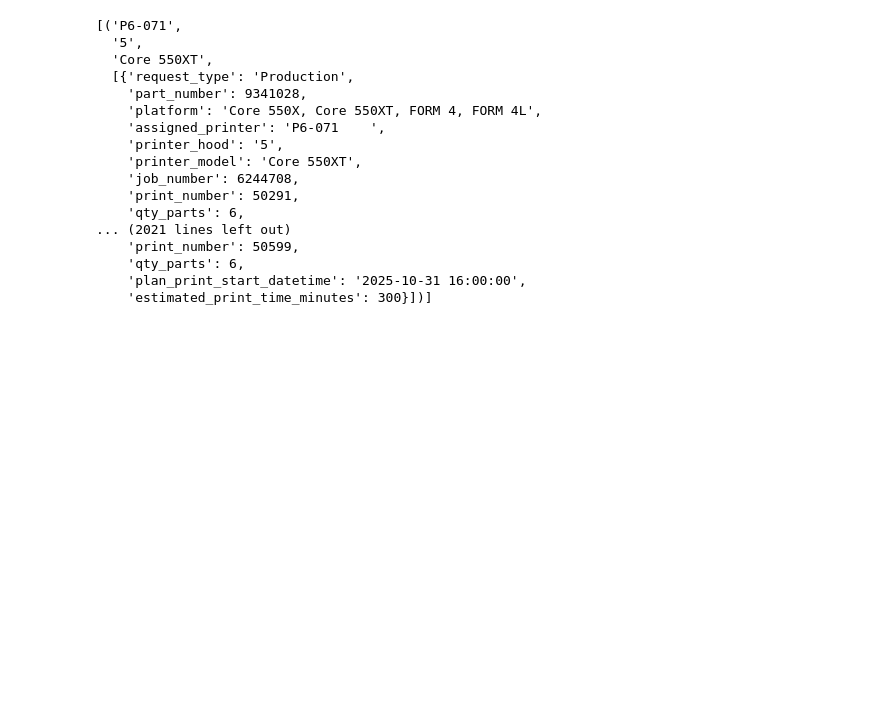
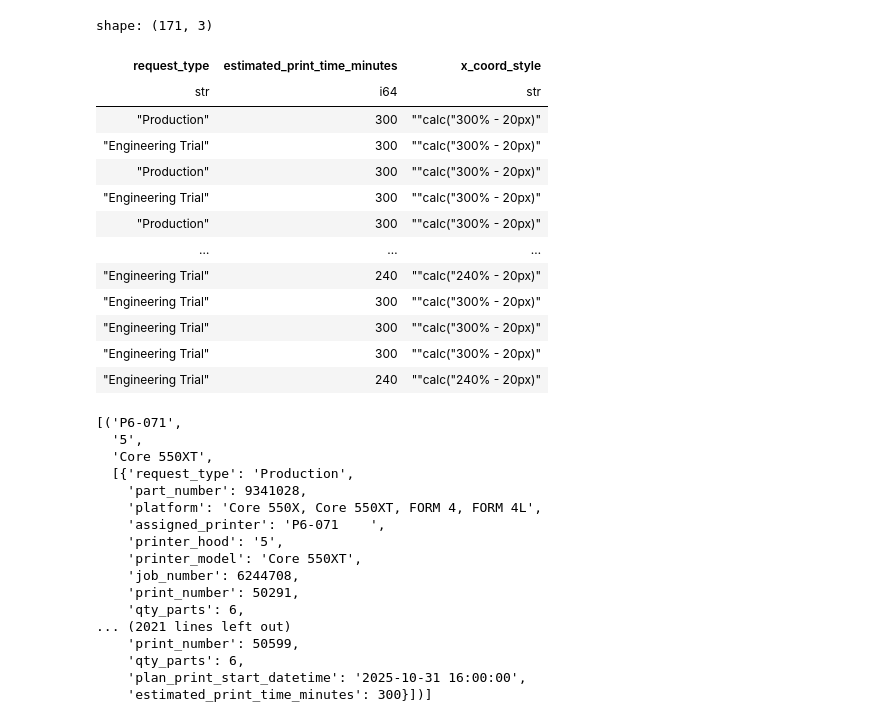
Before and after one commit to jackberrypassionfruit/htmx_mockup, a Jupyter notebook: play.ipynb, the cells around one changed output. Cells and saved outputs as stored; diff of their text form; code cells hidden in the pictures; blank space fills up the shorter version.

```diff
--- a/play.ipynb
+++ b/play.ipynb
@@ -34,22 +34,45 @@ today_prints = pl.read_csv(in_file_path, separator=",")
 # %%
 today_prints_clean = (
     today_prints
     .filter(pl.col('scrapped').str.starts_with('No'))
     .select(
         'request_type',
-        'part_number',
-        'platform',
-        'assigned_printer',
-        'printer_hood',
-        'printer_model',
-        'job_number',
-        'print_number',
-        'qty_parts',
-        'plan_print_start_datetime',
+        # 'part_number',
+        # 'platform',
+        # 'assigned_printer',
+        # 'printer_hood',
+        # 'printer_model',
+        # 'job_number',
+        # 'print_number',
+        # 'qty_parts',
+        # 'plan_print_start_datetime',
         'estimated_print_time_minutes',
         # 'scrapped'
-    )
+    ).with_columns(
+        pl.concat_str([
+            pl.lit('"calc("'),
+            pl.col('estimated_print_time_minutes'),
+            pl.lit("% - 20px)")
+        ], separator="").alias(
+        "x_coord_style"
+    ))
 )
+today_prints_clean
+# %% [output]
+shape: (171, 3)
+| request_type | estimated_print_time_minutes | x_coord_style |
+| str | i64 | str |
+| "Production" | 300 | ""calc("300% - 20px)" |
+| "Engineering Trial" | 300 | ""calc("300% - 20px)" |
+| "Production" | 300 | ""calc("300% - 20px)" |
+| "Engineering Trial" | 300 | ""calc("300% - 20px)" |
+| "Production" | 300 | ""calc("300% - 20px)" |
+| … | … | … |
+| "Engineering Trial" | 240 | ""calc("240% - 20px)" |
+| "Engineering Trial" | 300 | ""calc("300% - 20px)" |
+| "Engineering Trial" | 300 | ""calc("300% - 20px)" |
+| "Engineering Trial" | 300 | ""calc("300% - 20px)" |
+| "Engineering Trial" | 240 | ""calc("240% - 20px)" |
 # %%
 prints_by_printer = [
     (
```
Also changed, not shown: 3 other files.
